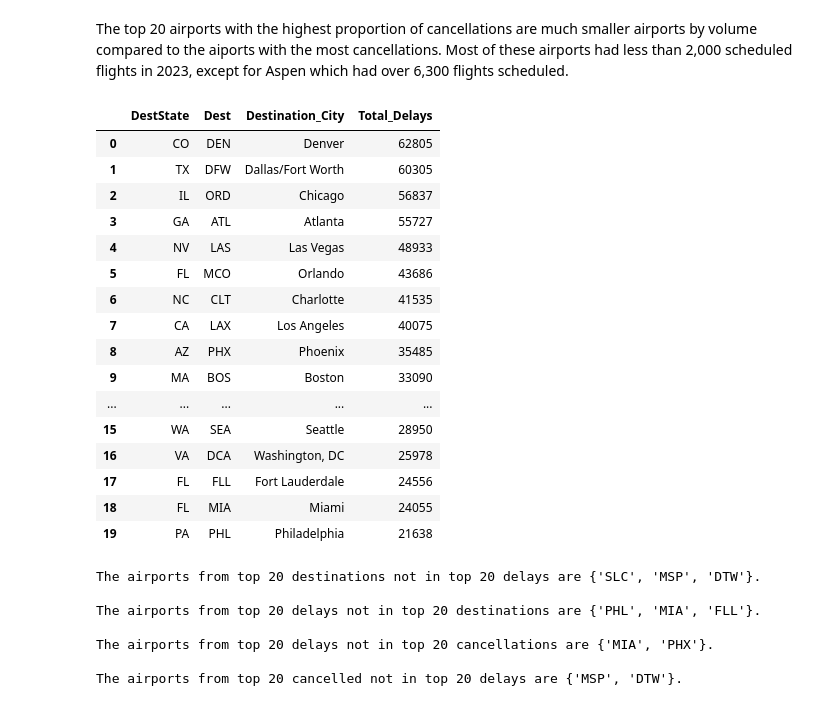
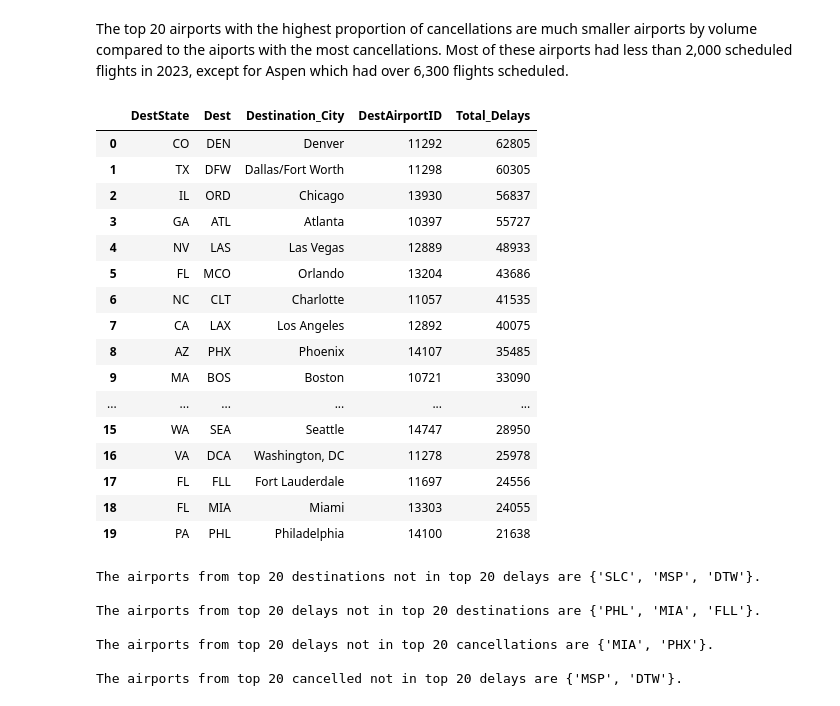
Before and after one commit to dezertdweller/flight-cancellations, a Jupyter notebook: notebooks/exploratory-data-analysis.ipynb, the cells around one changed output. Cells and saved outputs as stored; diff of their text form; code cells hidden in the pictures.

```diff
--- a/notebooks/exploratory-data-analysis.ipynb
+++ b/notebooks/exploratory-data-analysis.ipynb
@@ -857,26 +857,26 @@ dest_flights_canc_df.sort_values('Proportion_Cancelled', ascending=False).head(2
 The top 20 airports with the highest proportion of cancellations are much smaller airports by volume compared to the aiports with the most cancellations. Most of these airports had less than 2,000 scheduled flights in 2023, except for Aspen which had over 6,300 flights scheduled.
 # %%
 delayed_flights_df = flights[flights['Arrival_Status'] == 'delayed']
-dest_flights_del_df = delayed_flights_df.groupby(['DestState', 'Dest', 'Destination_City']).size().sort_values(ascending=False).reset_index(name='Total_Delays')
+dest_flights_del_df = delayed_flights_df.groupby(['DestState', 'Dest', 'Destination_City', 'DestAirportID']).size().sort_values(ascending=False).reset_index(name='Total_Delays')
 dest_flights_del_df.head(20)
 # %% [output]
-|  | DestState | Dest | Destination_City | Total_Delays |
-| 0 | CO | DEN | Denver | 62805 |
-| 1 | TX | DFW | Dallas/Fort Worth | 60305 |
-| 2 | IL | ORD | Chicago | 56837 |
-| 3 | GA | ATL | Atlanta | 55727 |
-| 4 | NV | LAS | Las Vegas | 48933 |
-| 5 | FL | MCO | Orlando | 43686 |
-| 6 | NC | CLT | Charlotte | 41535 |
-| 7 | CA | LAX | Los Angeles | 40075 |
-| 8 | AZ | PHX | Phoenix | 35485 |
-| 9 | MA | BOS | Boston | 33090 |
-| ... | ... | ... | ... | ... |
-| 15 | WA | SEA | Seattle | 28950 |
-| 16 | VA | DCA | Washington, DC | 25978 |
-| 17 | FL | FLL | Fort Lauderdale | 24556 |
-| 18 | FL | MIA | Miami | 24055 |
-| 19 | PA | PHL | Philadelphia | 21638 |
+|  | DestState | Dest | Destination_City | DestAirportID | Total_Delays |
+| 0 | CO | DEN | Denver | 11292 | 62805 |
+| 1 | TX | DFW | Dallas/Fort Worth | 11298 | 60305 |
+| 2 | IL | ORD | Chicago | 13930 | 56837 |
+| 3 | GA | ATL | Atlanta | 10397 | 55727 |
+| 4 | NV | LAS | Las Vegas | 12889 | 48933 |
+| 5 | FL | MCO | Orlando | 13204 | 43686 |
+| 6 | NC | CLT | Charlotte | 11057 | 41535 |
+| 7 | CA | LAX | Los Angeles | 12892 | 40075 |
+| 8 | AZ | PHX | Phoenix | 14107 | 35485 |
+| 9 | MA | BOS | Boston | 10721 | 33090 |
+| ... | ... | ... | ... | ... | ... |
+| 15 | WA | SEA | Seattle | 14747 | 28950 |
+| 16 | VA | DCA | Washington, DC | 11278 | 25978 |
+| 17 | FL | FLL | Fort Lauderdale | 11697 | 24556 |
+| 18 | FL | MIA | Miami | 13303 | 24055 |
+| 19 | PA | PHL | Philadelphia | 14100 | 21638 |
 # %%
 top_20_del_set = set(dest_flights_del_df.head(20)['Dest'])
 
```
Also changed, not shown: parts of 12 cells of this notebook, 1 other file.
